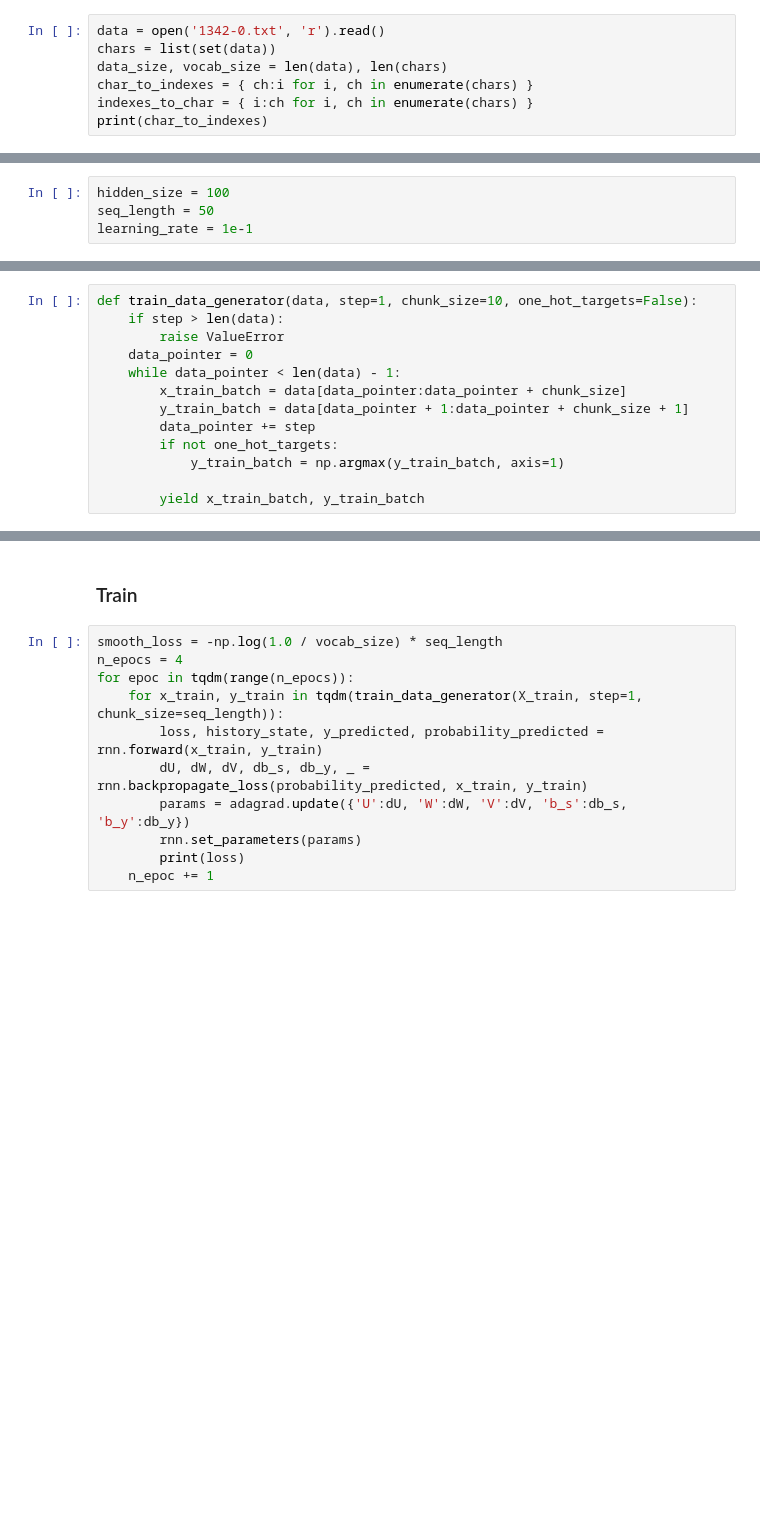
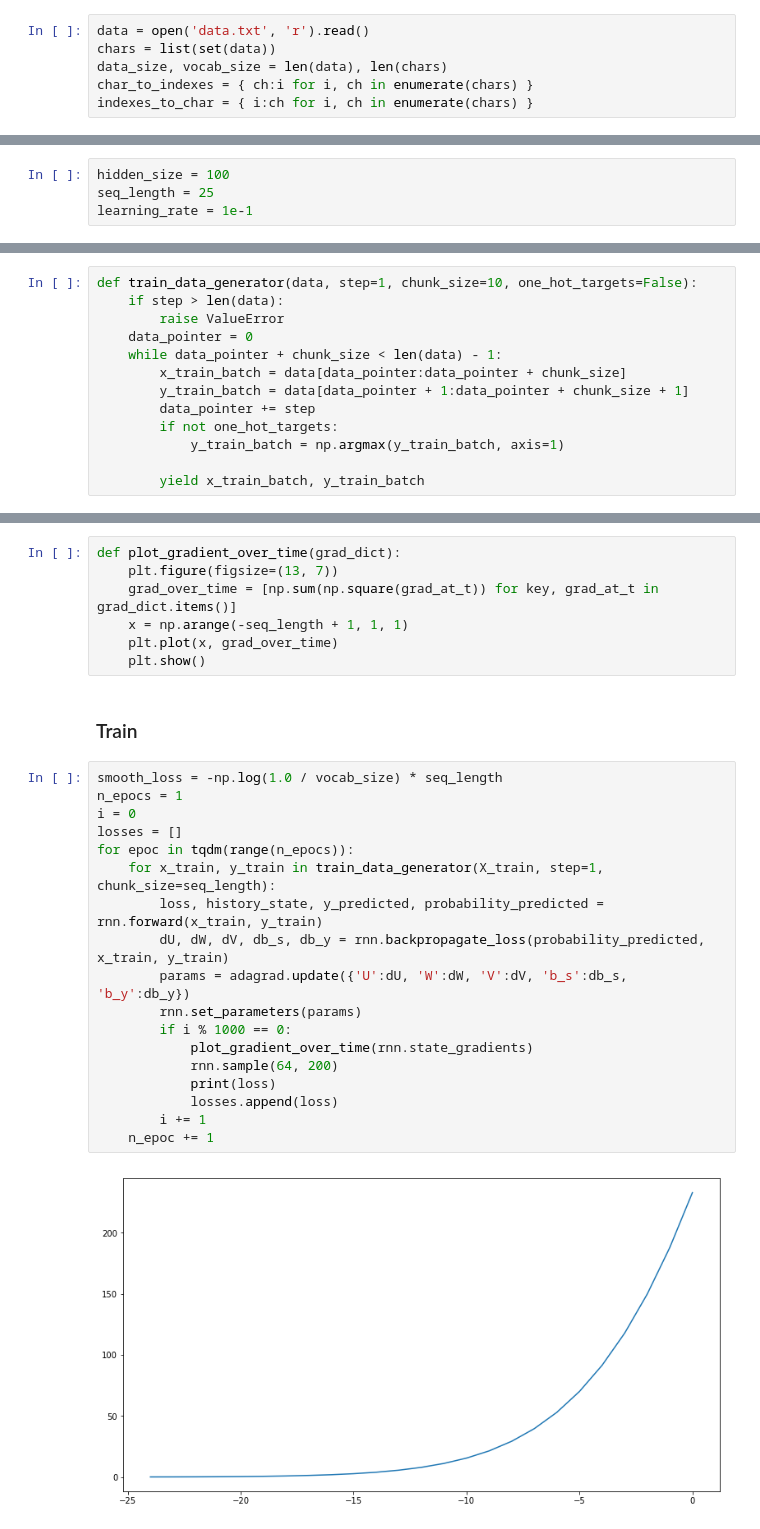
Before and after one commit to leoniloris/Visualization-In-Data-Science, a Jupyter notebook: visualization-rnn.ipynb, the cells around one changed output, grey strips where cells are left out. Drawn from its saved outputs; the diff is of its cells as text; blank space fills up the shorter version.

```diff
--- a/visualization-rnn.ipynb
+++ b/visualization-rnn.ipynb
@@ -5,9 +7,8 @@ from tqdm import tqdm
 # %% [markdown]
 ## Data load
 # %%
-data = open('1342-0.txt', 'r').read()
+data = open('data.txt', 'r').read()
 chars = list(set(data))
 data_size, vocab_size = len(data), len(chars)
 char_to_indexes = { ch:i for i, ch in enumerate(chars) }
 indexes_to_char = { i:ch for i, ch in enumerate(chars) }
-print(char_to_indexes)
@@ -22,7 +21,7 @@ X_train[np.arange(data_size),
 ### hyperparameters
 # %%
 hidden_size = 100
-seq_length = 50
+seq_length = 25
 learning_rate = 1e-1
 # %% [markdown]
 ## RNN
@@ -186,7 +199,7 @@ def train_data_generator(data, step=1, chunk_size=10, one_hot_targets=False):
     if step > len(data):
         raise ValueError
     data_pointer = 0
-    while data_pointer < len(data) - 1:
+    while data_pointer + chunk_size < len(data) - 1:
         x_train_batch = data[data_pointer:data_pointer + chunk_size]
         y_train_batch = data[data_pointer + 1:data_pointer + chunk_size + 1]
         data_pointer += step
@@ -220,14 +235,29 @@ adagrad = AdaGrad(learning_rate, rnn.params)
+# %%
+def plot_gradient_over_time(grad_dict):
+    plt.figure(figsize=(13, 7))
+    grad_over_time = [np.sum(np.square(grad_at_t)) for key, grad_at_t in grad_dict.items()]
+    x = np.arange(-seq_length + 1, 1, 1)
+    plt.plot(x, grad_over_time)
+    plt.show()
 # %% [markdown]
 ### Train
 # %%
 smooth_loss = -np.log(1.0 / vocab_size) * seq_length
-n_epocs = 4
+n_epocs = 1
+i = 0
+losses = []
 for epoc in tqdm(range(n_epocs)):
-    for x_train, y_train in tqdm(train_data_generator(X_train, step=1, chunk_size=seq_length)):
+    for x_train, y_train in train_data_generator(X_train, step=1, chunk_size=seq_length):
         loss, history_state, y_predicted, probability_predicted = rnn.forward(x_train, y_train)
-        dU, dW, dV, db_s, db_y, _ = rnn.backpropagate_loss(probability_predicted, x_train, y_train)
+        dU, dW, dV, db_s, db_y = rnn.backpropagate_loss(probability_predicted, x_train, y_train)
         params = adagrad.update({'U':dU, 'W':dW, 'V':dV, 'b_s':db_s, 'b_y':db_y})
         rnn.set_parameters(params)
-        print(loss)
+        if i % 1000 == 0:
+            plot_gradient_over_time(rnn.state_gradients)
+            rnn.sample(64, 200)
+            print(loss)
+            losses.append(loss)
+        i += 1
     n_epoc += 1
 # %% [output]
+[figure, added]
```
Also changed, not shown: parts of 11 cells of this notebook.
